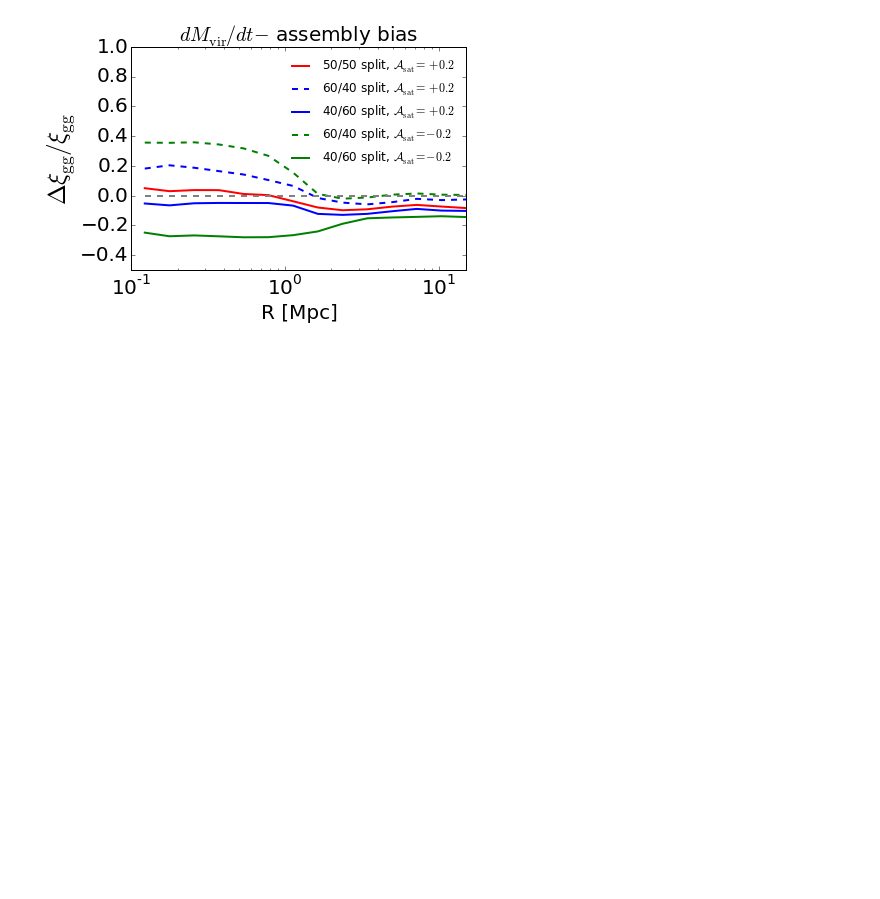
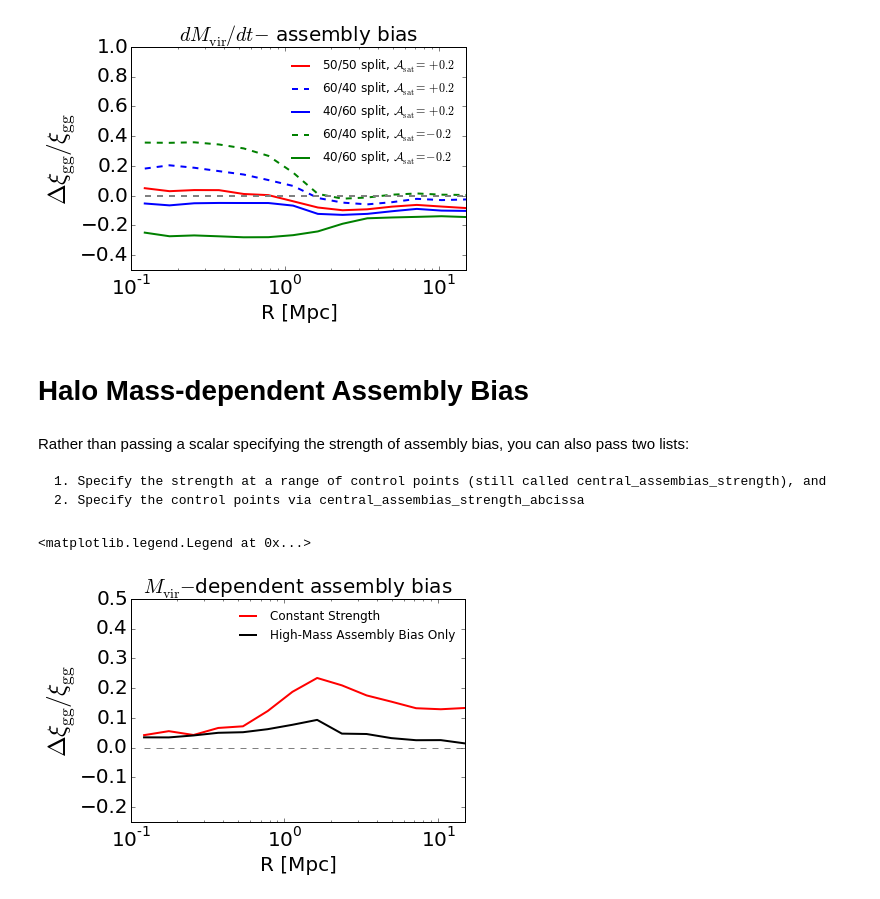
Before and after one commit to parejkoj/halotools, a Jupyter notebook: hearin15_demo.ipynb, the cells around one changed output. Drawn from its saved outputs; the diff is of its cells as text; code cells hidden in the pictures; blank space fills up the shorter version.

```diff
--- a/hearin15_demo.ipynb
+++ b/hearin15_demo.ipynb
@@ -240,3 +242,45 @@ plt.legend(frameon=False)
 # %% [output]
 <matplotlib.legend.Legend at 0x...>
 [figure]
+# %% [markdown]
+# Halo Mass-dependent Assembly Bias
+# %% [markdown]
+Rather than passing a scalar specifying the strength of assembly bias, you can also pass two lists:
+
+    1. Specify the strength at a range of control points (still called central_assembias_strength), and
+    2. Specify the control points via central_assembias_strength_abcissa
+# %%
+assembias_model10 = Hearin15(central_assembias_strength = 1,
+                            satellite_assembias_strength = 0.2)
+
+assembias_model11 = Hearin15(central_assembias_strength = [0.25, 0.5, 1],
+                            central_assembias_strength_abcissa = [1e12, 5e13, 1e15],
+                            satellite_assembias_strength = 0.2)
+
+assembias_model10.param_dict['scatter_model_param1'] = 0.8
+assembias_model11.param_dict['scatter_model_param1'] = 0.8
+# %%
+r, xi_assembias10 = assembias_model10.compute_galaxy_clustering()
+r, xi_assembias11 = assembias_model11.compute_galaxy_clustering()
+
+fracdiff10 = (xi_assembias10 - xi_baseline)/xi_baseline
+fracdiff11 = (xi_assembias11 - xi_baseline)/xi_baseline
+# %%
+plt.plot(r, fracdiff10, color='red', label='Constant Strength', linewidth=2)
+plt.plot(r, fracdiff11, color='k', label='High-Mass Assembly Bias Only', linewidth=2)
+plt.plot(r, np.zeros(len(r)), '--', color='gray')
+
+plt.xscale('log')
+plt.xticks(fontsize=20)
+plt.yticks(fontsize=20)
+plt.xlim(xmin = 0.1, xmax=15)
+plt.ylim(ymin = -0.25, ymax = 0.5)
+
+plt.xlabel('R [Mpc]', fontsize=20)
+plt.ylabel(r'$\Delta\xi_{\rm gg} / \xi_{\rm gg}$', fontsize=25)
+plt.title(r'$M_{\rm vir}-$dependent assembly bias', fontsize=20)
+
+plt.legend(frameon = False)
+# %% [output]
+<matplotlib.legend.Legend at 0x...>
+[figure, added]
```
Also changed, not shown: parts of 1 cell of this notebook.
